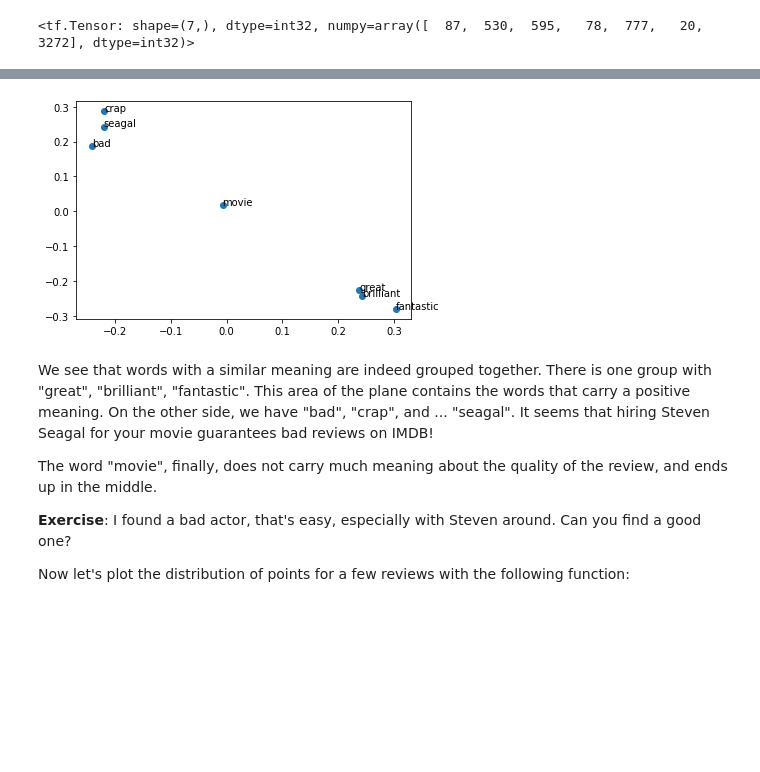
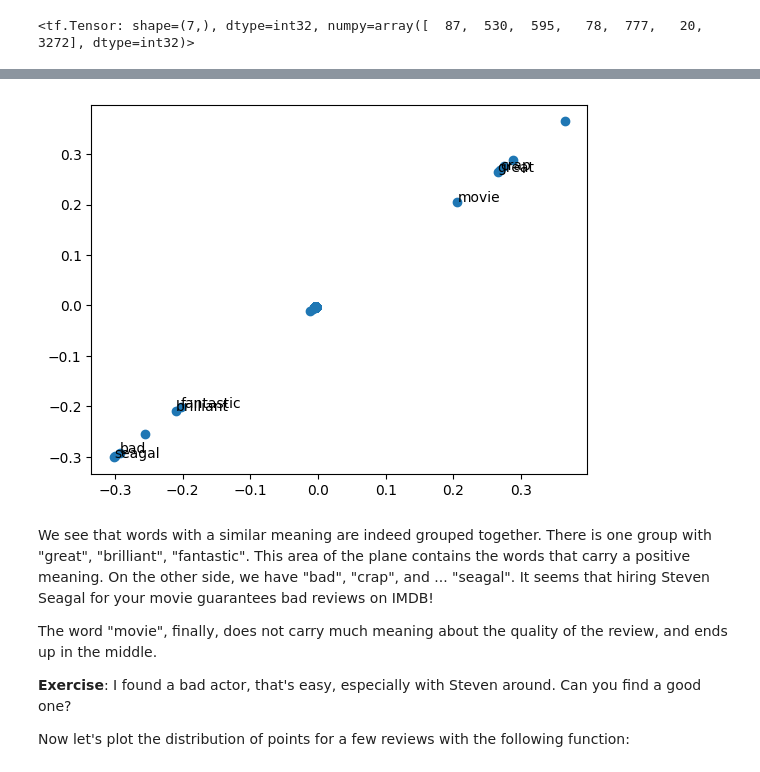
Before and after one commit to abhyaambati/OpenCiviWiki, a Jupyter notebook: imdb/imdb_embed.ipynb, the cells around one changed output, grey strips where cells are left out. Cells and saved outputs as stored; diff of their text form; code cells hidden in the pictures; blank space fills up the shorter version.

```diff
--- a/imdb/imdb_embed.ipynb
+++ b/imdb/imdb_embed.ipynb
@@ -281,9 +322,15 @@ words = get_embed_out([enc_review])[0]
-# %%
-plt.scatter(words[:,0], words[:,1])
-for i, txt in enumerate(review):
-    plt.annotate(txt, (words[i,0], words[i,1]))
-# %% [output]
-[figure, removed]
+# %%
+# Ensure words have the correct shape for plotting
+words = words.reshape(-1, 1)  # Reshape to have 1 column, if it is 1-dimensional
+
+# Use words[:, 0] for both x and y if words are 1-dimensional
+plt.scatter(words[:, 0], words[:, 0])
+
+for i, txt in enumerate(review):
+    # Use words[i, 0] if words are 1-dimensional
+    plt.annotate(txt, (words[i, 0], words[i, 0]))
+# %% [output]
+[figure, added]
 # %% [markdown]
 We see that words with a similar meaning are indeed grouped together. There is one group with "great", "brilliant", "fantastic". This area of the plane contains the words that carry a positive meaning. On the other side, we have "bad", "crap", and ... "seagal". It seems that hiring Steven Seagal for your movie guarantees bad reviews on IMDB!
 
```
Also changed, not shown: parts of 16 cells of this notebook.
